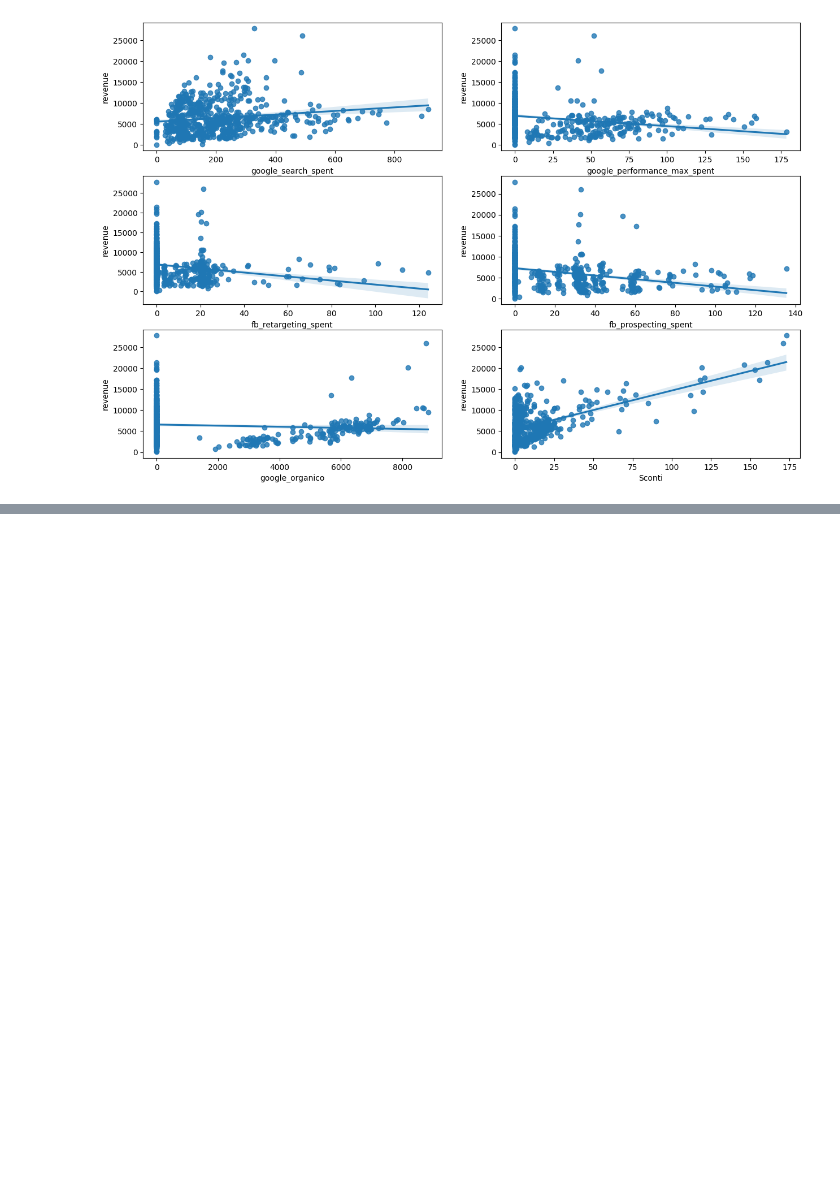
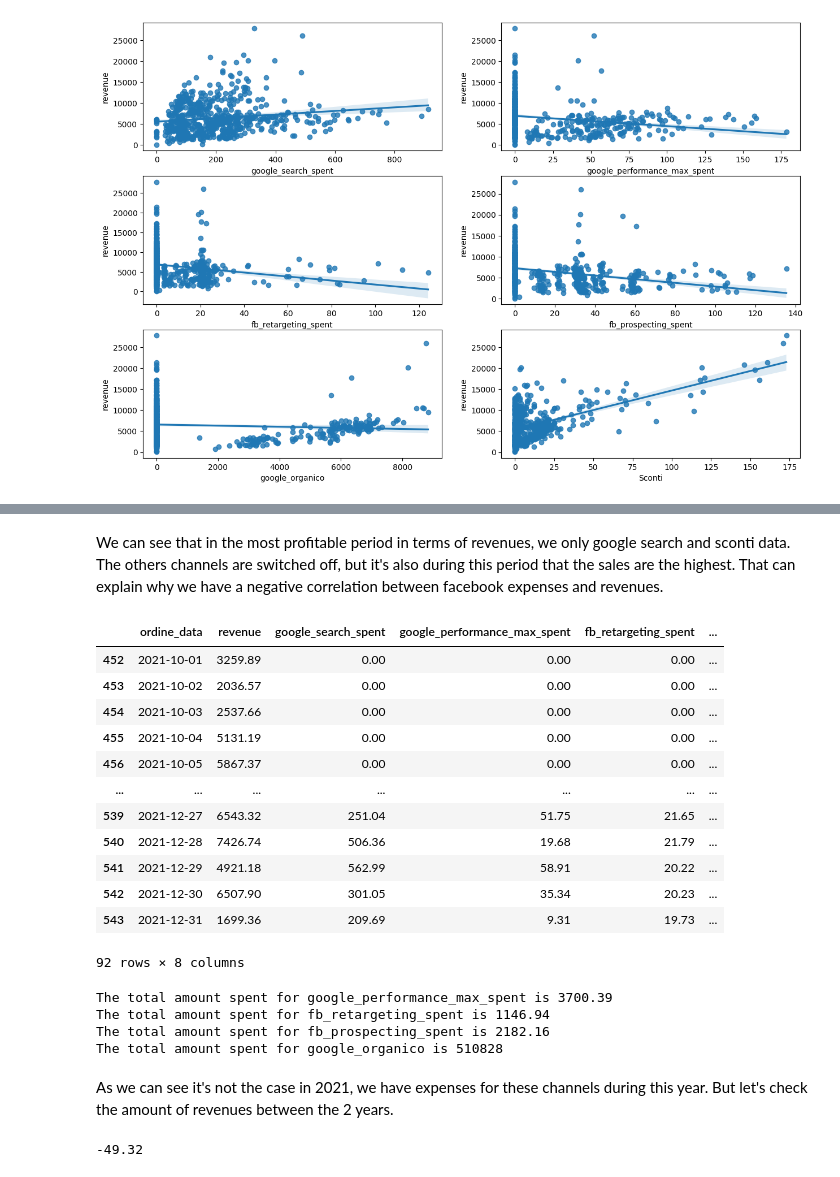
Before and after one commit to eginoux/mmm_analysis, a Jupyter notebook: MMM.ipynb, the cells around one changed output, grey strips where cells are left out. Saved outputs shown, nothing was run; the diff lists cells and outputs as text; code cells hidden in the pictures; blank space fills up the shorter version.

Commit message:
Find out why negative correlation

```diff
--- a/MMM.ipynb
+++ b/MMM.ipynb
@@ -144,0 +175,37 @@ We can see a really high increase in december 21 each year (2020 - 2021)
+# %% [markdown]
+We can see that in the most profitable period in terms of revenues, we only google search and sconti data. The others channels are switched off, but it's also during this period that the sales are the highest. That can explain why we have a negative correlation between facebook expenses and revenues.
+# %%
+df_q4_2021
+# %% [output]
+|  | ordine_data | revenue | google_search_spent | google_performance_max_spent | fb_retargeting_spent | ... |
+| 452 | 2021-10-01 | 3259.89 | 0.00 | 0.00 | 0.00 | ... |
+| 453 | 2021-10-02 | 2036.57 | 0.00 | 0.00 | 0.00 | ... |
+| 454 | 2021-10-03 | 2537.66 | 0.00 | 0.00 | 0.00 | ... |
+| 455 | 2021-10-04 | 5131.19 | 0.00 | 0.00 | 0.00 | ... |
+| 456 | 2021-10-05 | 5867.37 | 0.00 | 0.00 | 0.00 | ... |
+| ... | ... | ... | ... | ... | ... | ... |
+| 539 | 2021-12-27 | 6543.32 | 251.04 | 51.75 | 21.65 | ... |
+| 540 | 2021-12-28 | 7426.74 | 506.36 | 19.68 | 21.79 | ... |
+| 541 | 2021-12-29 | 4921.18 | 562.99 | 58.91 | 20.22 | ... |
+| 542 | 2021-12-30 | 6507.90 | 301.05 | 35.34 | 20.23 | ... |
+| 543 | 2021-12-31 | 1699.36 | 209.69 | 9.31 | 19.73 | ... |
+92 rows × 8 columns
+# %%
+columns_to_check = ["google_performance_max_spent", "fb_retargeting_spent", "fb_prospecting_spent", "google_organico"]
+for column in columns_to_check:
+    total_spent = df_q4_2021[column].sum()
+    print(f"The total amount spent for {column} is {round(total_spent, 2)}")
+# %% [output]
+The total amount spent for google_performance_max_spent is 3700.39
+The total amount spent for fb_retargeting_spent is 1146.94
+The total amount spent for fb_prospecting_spent is 2182.16
+The total amount spent for google_organico is 510828
+# %% [markdown]
+As we can see it's not the case in 2021, we have expenses for these channels during this year. But let's check the amount of revenues between the 2 years.
+# %%
+q4_2020_revenues = df_q4_2020["revenue"].sum()
+q4_2021_revenues = df_q4_2021["revenue"].sum()
+
+round(((q4_2021_revenues - q4_2020_revenues) / q4_2020_revenues * 100), 2)
+# %% [output]
+-49.32
```
Also changed, not shown: parts of 12 cells of this notebook.
